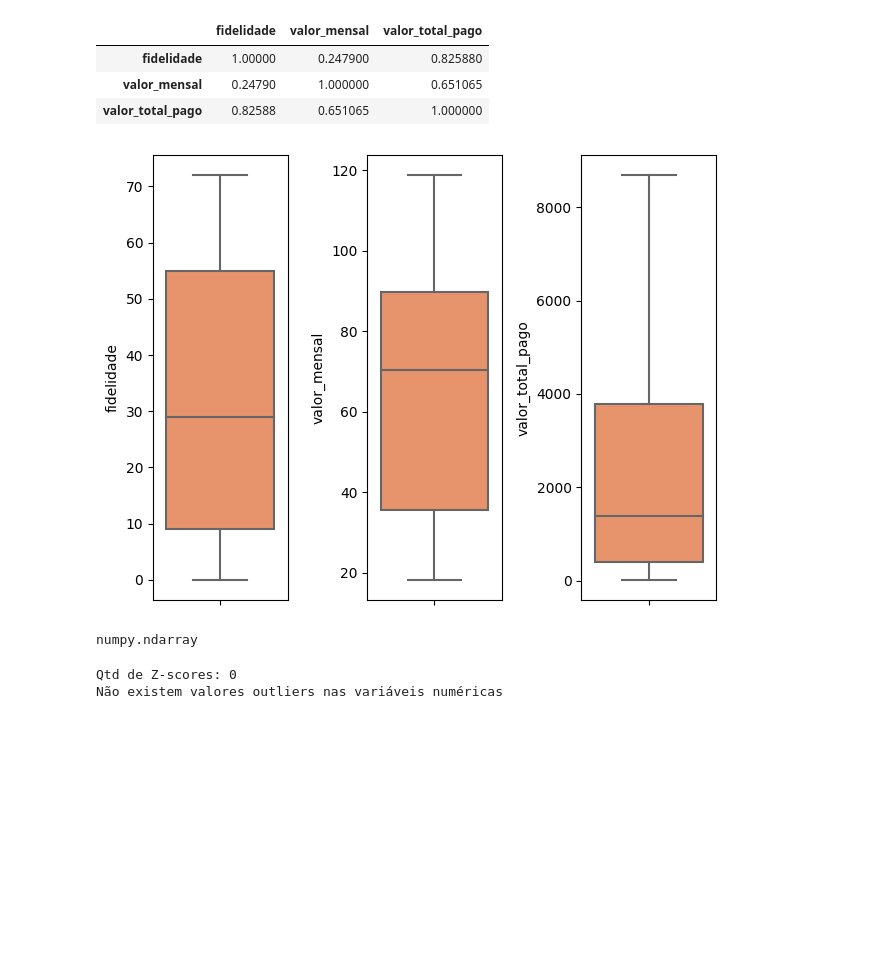
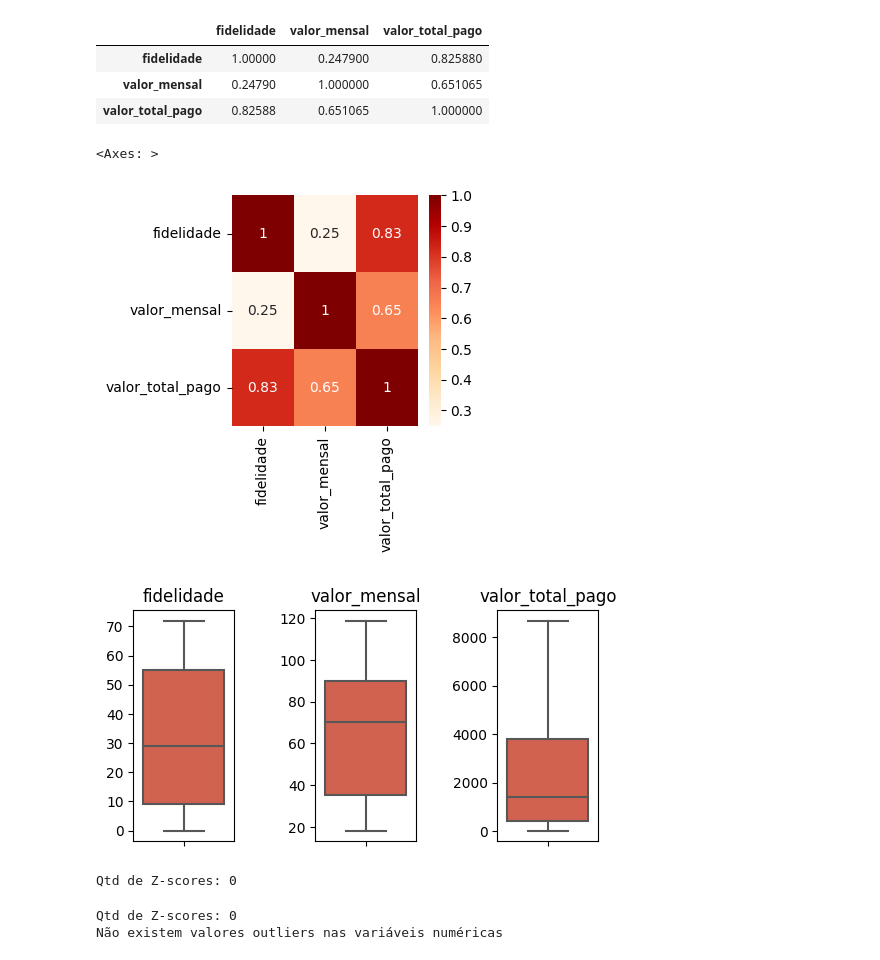
Before and after one commit to alyssonmontovanelli/analise_Previsao_Churn_teleComunicacoes, a Jupyter notebook: notebooks/01_Analise_Exploratoria.ipynb, the cells around one changed output. Drawn from its saved outputs; the diff is of its cells as text; code cells hidden in the pictures; blank space fills up the shorter version.

```diff
--- a/notebooks/01_Analise_Exploratoria.ipynb
+++ b/notebooks/01_Analise_Exploratoria.ipynb
@@ -210,21 +211,38 @@ dados[nums].corr()
 | fidelidade | 1.00000 | 0.247900 | 0.825880 |
 | valor_mensal | 0.24790 | 1.000000 | 0.651065 |
 | valor_total_pago | 0.82588 | 0.651065 | 1.000000 |
+# %%
+plt.figure(figsize=(3,3))  # Ajuste o tamanho conforme necessário
+
+sns.heatmap(data=correlation_matrix, annot=True, cmap='OrRd')
+# %% [output]
+<Axes: >
+[figure, added]
 # %%
 features = nums
-for i in range(0, len(features)):
+plt.figure(figsize=(6, 3))  # Ajuste o tamanho conforme necessário
+plt.subplots_adjust(wspace=0.8)  # Ajuste o espaçamento entre subplots
+
+for i in range(len(features)):
     plt.subplot(1, len(features), i + 1)
-    sns.boxplot(y = dados[features[i]], palette = 'OrRd', orient = 'v')
-    plt.tight_layout()
+    sns.boxplot(y=dados[features[i]], color="#e7533a", orient='v')
+    plt.title(features[i])  # Define o título do subplot
+    plt.ylabel("")  # Remove o label do eixo y para economizar espaço vertical
+
+# Exibe o gráfico
+plt.show()
 # %% [output]
-[figure, old version]
+[figure, new version]
 # %%
 # Verificando outliers
 # %%
+# Utilizando stats do scipy para verificar outliers
+
 registros = np.array(dados['valor_total_pago'])
-type(registros)
+z_scores = zscore(registros)
+print("Qtd de Z-scores:", np.count_nonzero(~np.isnan(z_scores)))
 # %% [output]
-numpy.ndarray
+Qtd de Z-scores: 0
 # %%
 z_scores = zscore(registros)
 # %%
```
Also changed, not shown: parts of 11 cells of this notebook, 1 other file.
